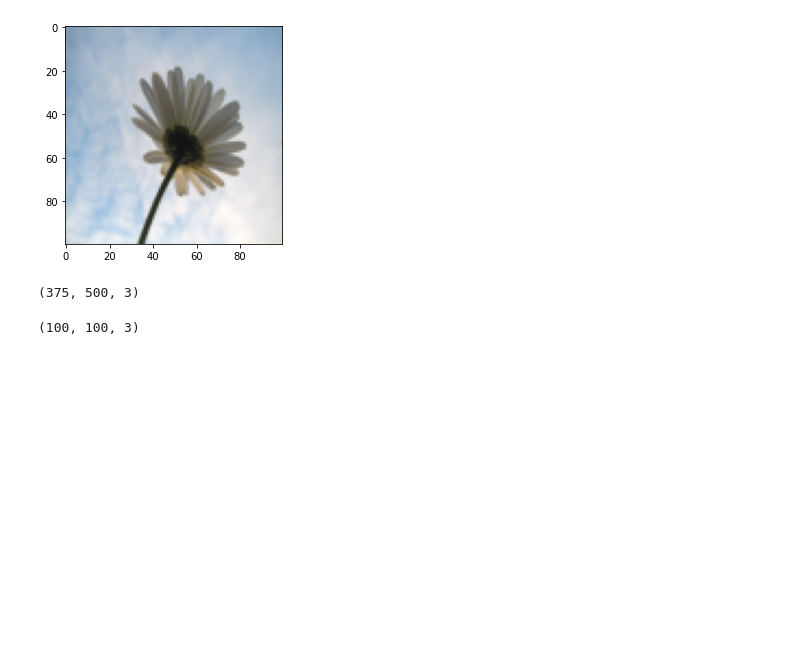
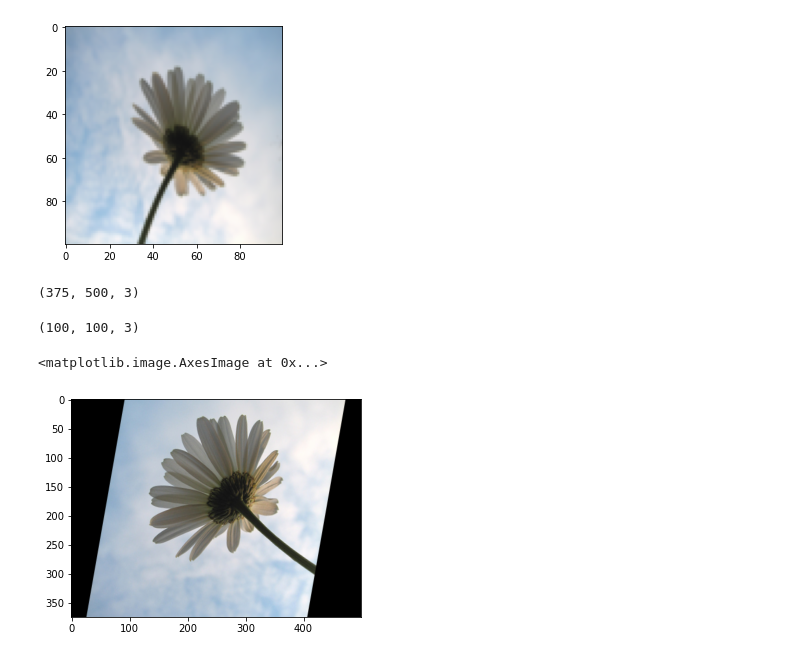
Before and after one commit to ducksfrogs/signate_quest, a Jupyter notebook: misc/img_files/jup/Untitled.ipynb, the cells around one changed output. Drawn from its saved outputs; the diff is of its cells as text; code cells hidden in the pictures; blank space fills up the shorter version.

```diff
--- a/misc/img_files/jup/Untitled.ipynb
+++ b/misc/img_files/jup/Untitled.ipynb
@@ -87,3 +87,10 @@ img.shape
 img_resize.shape
 # %% [output]
 (100, 100, 3)
+# %%
+img_rotete = transform.rotate(img, angle=80)
+# %%
+plt.imshow(img_rotete)
+# %% [output]
+<matplotlib.image.AxesImage at 0x...>
+[figure, added]
```
Also changed, not shown: parts of 1 cell of this notebook, 2 other files.
